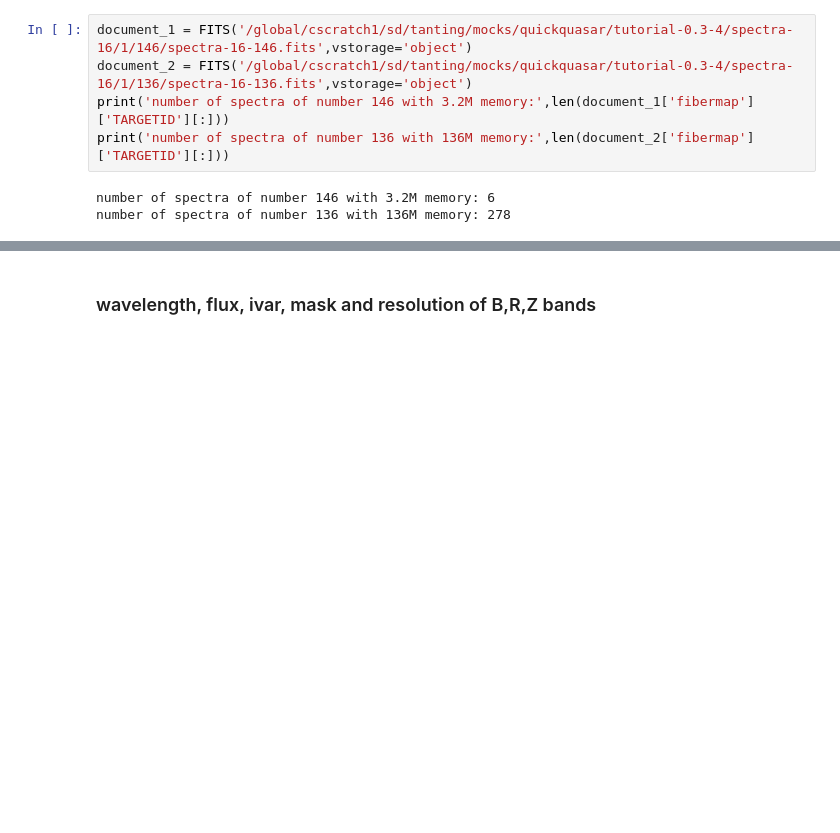
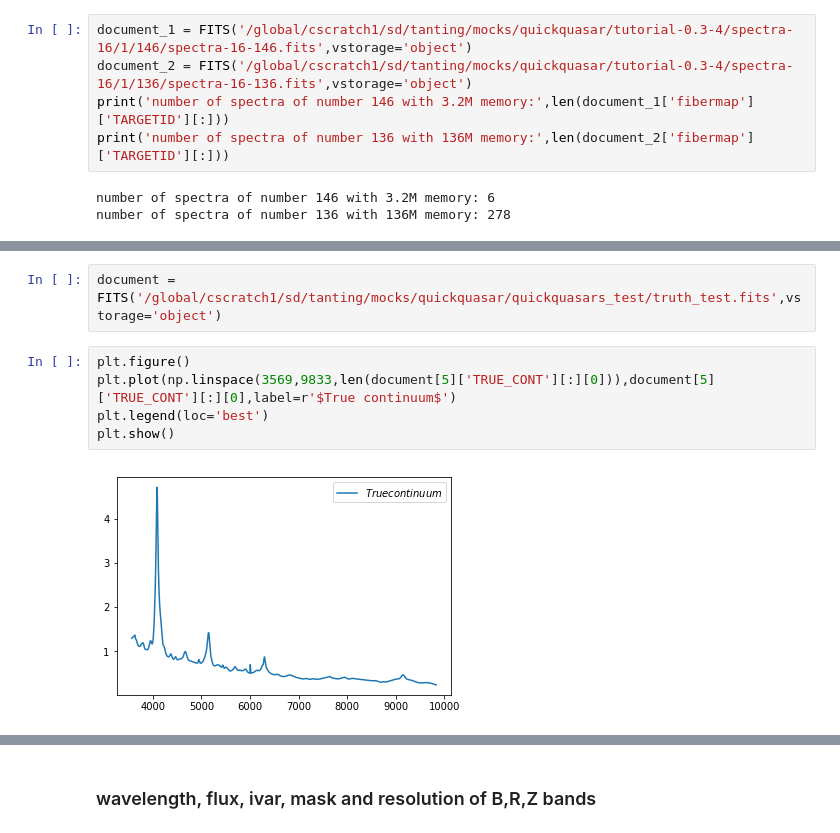
Before and after one commit to moonlovist/DESI-Quickquasar, a Jupyter notebook: quickquasar_check.ipynb, the cells around one changed output, grey strips where cells are left out. Saved outputs shown, nothing was run; the diff lists cells and outputs as text; blank space fills up the shorter version.

Commit message:
Add files via upload
add the truth file information

```diff
--- a/quickquasar_check.ipynb
+++ b/quickquasar_check.ipynb
@@ -88,0 +129,9 @@ number of spectra of number 136 with 136M memory: 278
+# %%
+document = FITS('/global/cscratch1/sd/tanting/mocks/quickquasar/quickquasars_test/truth_test.fits',vstorage='object')
+# %%
+plt.figure()
+plt.plot(np.linspace(3569,9833,len(document[5]['TRUE_CONT'][:][0])),document[5]['TRUE_CONT'][:][0],label=r'$True continuum$')
+plt.legend(loc='best')
+plt.show()
+# %% [output]
+[figure, added]
```
Also changed, not shown: parts of 11 cells of this notebook.
